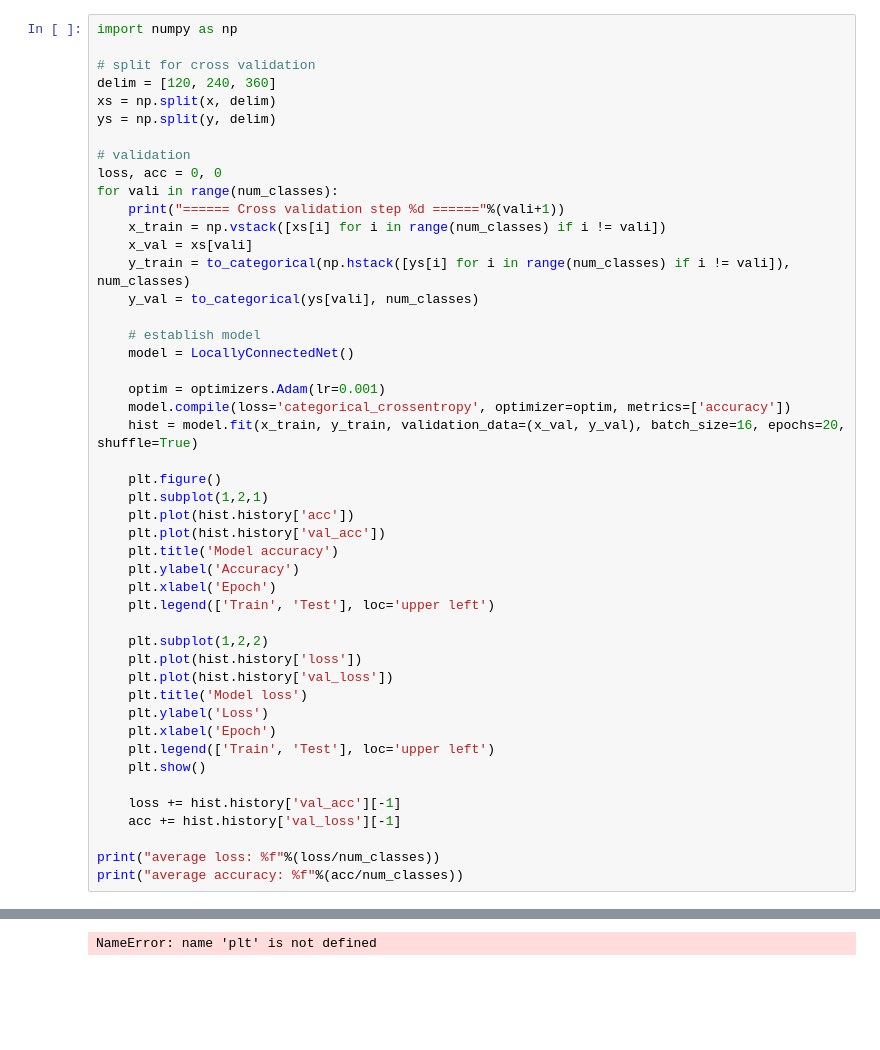
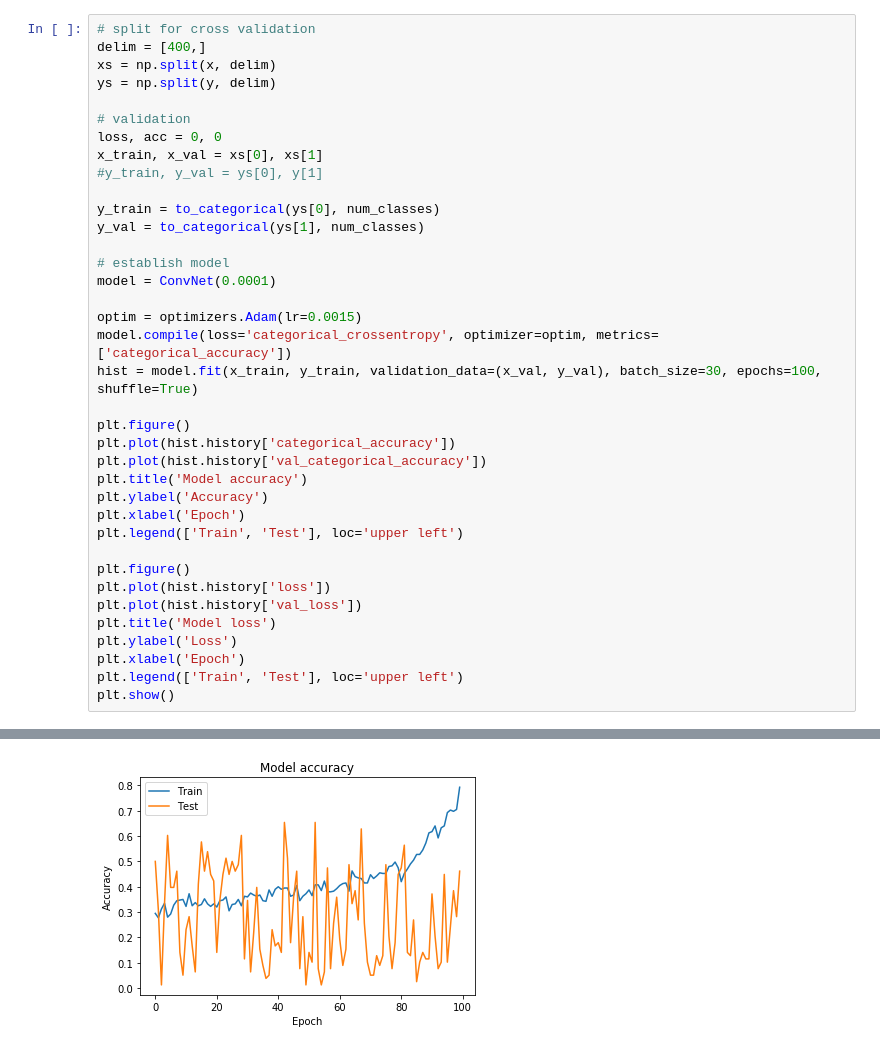
Before and after one commit to zxgx/19-jsjsjds, a Jupyter notebook: locally connected layer.ipynb, the cells around one changed output, grey strips where cells are left out. Cells and saved outputs as stored; diff of their text form; blank space fills up the shorter version.

```diff
--- a/locally connected layer.ipynb
+++ b/locally connected layer.ipynb
@@ -140,48 +315,38 @@ Since the training dataset is very small, we use 4-fold cross validation to eval
 # %%
-import numpy as np
-
 # split for cross validation
-delim = [120, 240, 360]
+delim = [400,]
 xs = np.split(x, delim)
 ys = np.split(y, delim)
 
 # validation
 loss, acc = 0, 0
-for vali in range(num_classes):
-    print("====== Cross validation step %d ======"%(vali+1))
-    x_train = np.vstack([xs[i] for i in range(num_classes) if i != vali])
-    x_val = xs[vali]
-    y_train = to_categorical(np.hstack([ys[i] for i in range(num_classes) if i != vali]), num_classes)
-    y_val = to_categorical(ys[vali], num_classes)
+x_train, x_val = xs[0], xs[1]
+#y_train, y_val = ys[0], y[1]
 
-    # establish model
-    model = LocallyConnectedNet()
+y_train = to_categorical(ys[0], num_classes)
+y_val = to_categorical(ys[1], num_classes)
 
-    optim = optimizers.Adam(lr=0.001)
-    model.compile(loss='categorical_crossentropy', optimizer=optim, metrics=['accuracy'])
-    hist = model.fit(x_train, y_train, validation_data=(x_val, y_val), batch_size=16, epochs=20, shuffle=True)
+# establish model
+model = ConvNet(0.0001)
 
-    plt.figure()
-    plt.subplot(1,2,1)
-    plt.plot(hist.history['acc'])
-    plt.plot(hist.history['val_acc'])
-    plt.title('Model accuracy')
-    plt.ylabel('Accuracy')
-    plt.xlabel('Epoch')
-    plt.legend(['Train', 'Test'], loc='upper left')
+optim = optimizers.Adam(lr=0.0015)
+model.compile(loss='categorical_crossentropy', optimizer=optim, metrics=['categorical_accuracy'])
+hist = model.fit(x_train, y_train, validation_data=(x_val, y_val), batch_size=30, epochs=100, shuffle=True)
 
-    plt.subplot(1,2,2)
-    plt.plot(hist.history['loss'])
-    plt.plot(hist.history['val_loss'])
-    plt.title('Model loss')
-    plt.ylabel('Loss')
-    plt.xlabel('Epoch')
-    plt.legend(['Train', 'Test'], loc='upper left')
-    plt.show()
+plt.figure()
+plt.plot(hist.history['categorical_accuracy'])
+plt.plot(hist.history['val_categorical_accuracy'])
+plt.title('Model accuracy')
+plt.ylabel('Accuracy')
+plt.xlabel('Epoch')
+plt.legend(['Train', 'Test'], loc='upper left')
 
-    loss += hist.history['val_acc'][-1]
-    acc += hist.history['val_loss'][-1]
-
-print("average loss: %f"%(loss/num_classes))
-print("average accuracy: %f"%(acc/num_classes))
+plt.figure()
+plt.plot(hist.history['loss'])
+plt.plot(hist.history['val_loss'])
+plt.title('Model loss')
+plt.ylabel('Loss')
+plt.xlabel('Epoch')
+plt.legend(['Train', 'Test'], loc='upper left')
+plt.show()
 # %% [output]
@@ -205 +370 @@ Epoch 20/20
-NameError: name 'plt' is not defined
+[figure, added]
```
Also changed, not shown: parts of 30 cells of this notebook, 1 other file.
